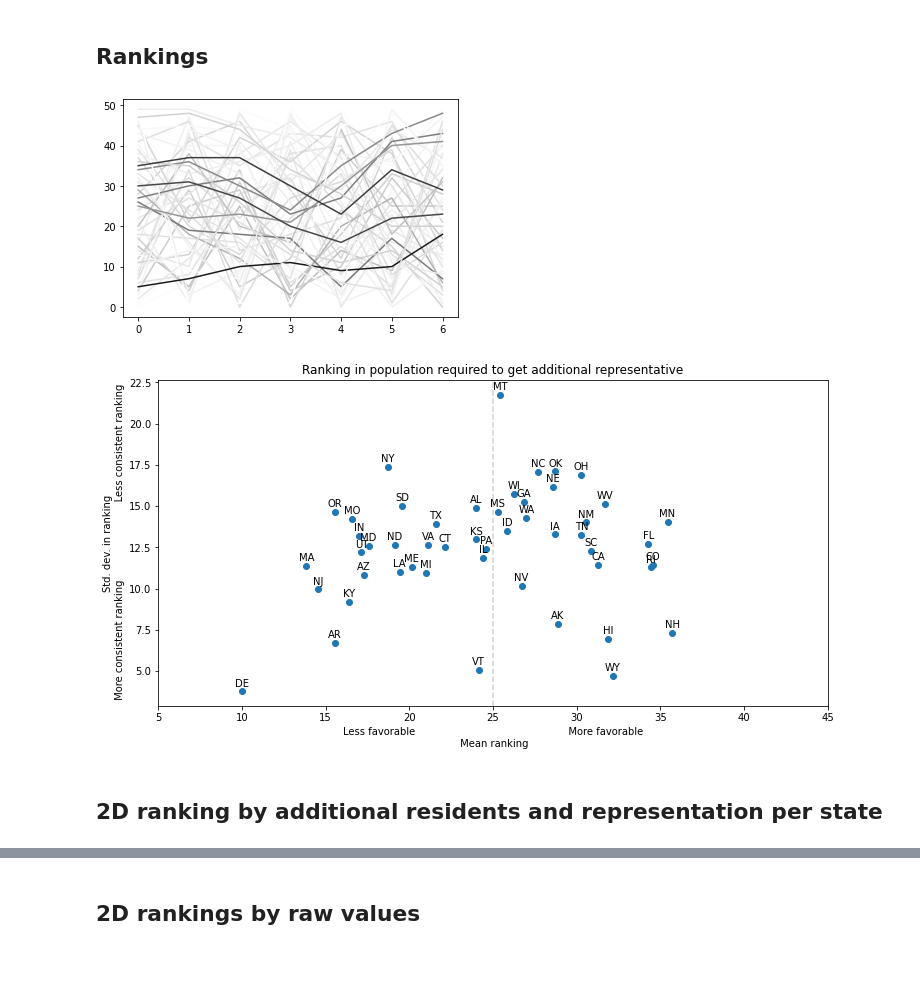
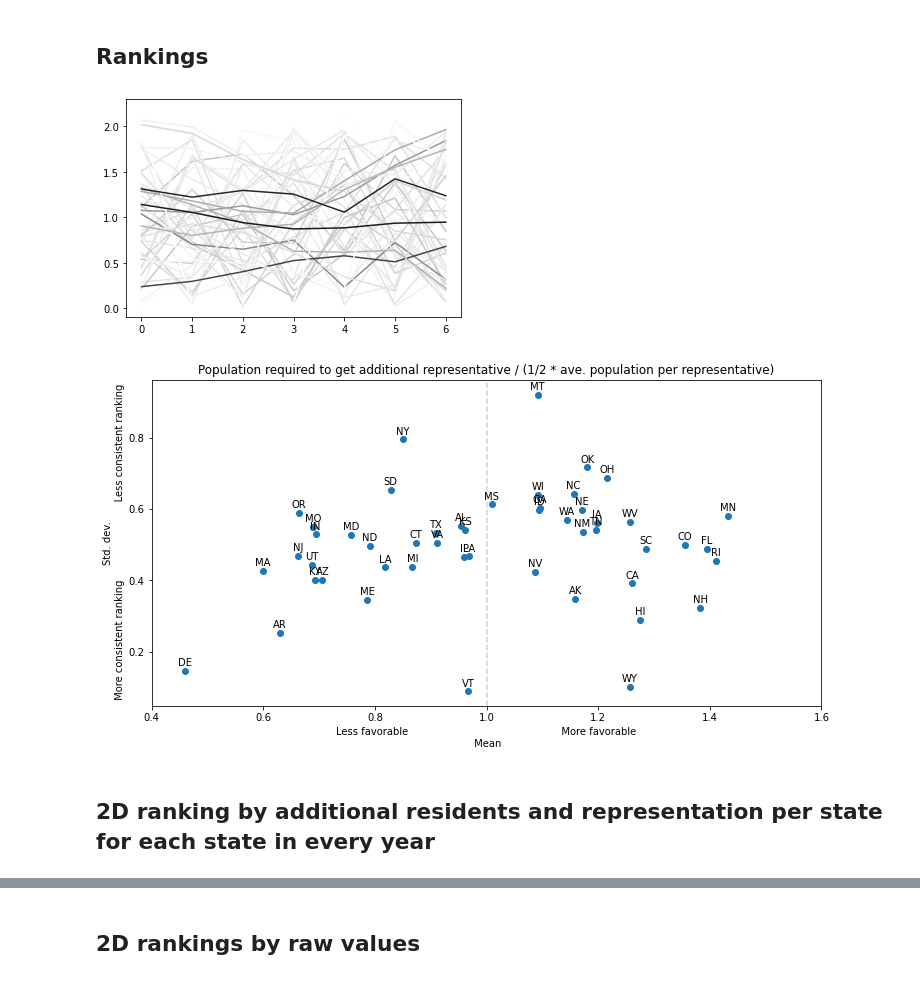
Before and after one commit to smrfeld/house-of-reps, a Jupyter notebook: notebooks/analyze.ipynb, the cells around one changed output, grey strips where cells are left out. Saved outputs shown, nothing was run; the diff lists cells and outputs as text; code cells hidden in the pictures.

```diff
--- a/notebooks/analyze.ipynb
+++ b/notebooks/analyze.ipynb
@@ -171,0 +370,7 @@ for i, txt in enumerate(labels):
+# %%
+# Sample populations
+samples = list(expon.rvs(loc_expon, scale_expon, size=50))
+samples.sort(key = lambda x: -x)
+
+plt.figure()
+plt.plot(samples,'.')
@@ -171,0 +458,10 @@ for i, txt in enumerate(labels):
+# %%
+x,y,z = [],[],[]
+for i in range(0,len(pos_cols)):
+    x += list(np.arange(0,50))
+    y += list(pos_cols[i])
+    z += 50 * [i]
+
+fig = plt.figure(figsize=(8,8))
+ax = plt.axes(projection='3d')
+ax.scatter(x,y,z,color='b')
@@ -544,47 +845,60 @@ Saved figure to: figures/one_more_less_rep_1960.png
 [figure]
 # %% [markdown]
 ## Rankings
+# %%
+def get_fair(year: Year) -> float:
+    df = pd.read_csv('analyze_data/residents_per_rep.csv')
+    df_year = df[df['year'] == int(year.value)]
+    fair = float(df_year[df_year['state'] == 'fair']['residents per rep'])
+    return fair
 # %%
-rankings = {}
-for year in Year:
-    df_year = pd.read_csv('analyze_data/one_more_rep_%s.csv' % year.value)
-    df_year = df_year.sort_values(by=['min. population change for next rep'])
+def load_fracs_one_more_rep() -> Dict[Year, Dict[St, float]]:
+    fracs = {}
+    for year in Year:
+        df_year = pd.read_csv('analyze_data/one_more_rep_%s.csv' % year.value)
 
-    rankings[year] = list(df_year['state'])
+        fair = get_fair(year) / 1e6
+
+        fracs[year] = {}
+        for st in [x for x in St if x != St.DISTRICT_OF_COLUMBIA]:
+            fracs[year][st] = float(df_year[df_year['state'] == st.name]['min. population change for next rep']) / (0.5 * fair)
+    return fracs
 # %%
+fracs = load_fracs_one_more_rep()
+
 plt_data = {}
 for st in [x for x in St if x != St.DISTRICT_OF_COLUMBIA]:
-    x = np.arange(0,len(rankings))
-    y = [ranks.index(st.name) for ranks in rankings.values()]
+    x = np.arange(0,len(fracs))
+    y = [vals[st] for vals in fracs.values()]
 
     # Color by the variance in the ranking to identify states that are consistently over/under represented
     mean = np.mean(y)
     std = np.std(y)
 
     plt_data[st] = (x,y,mean,std)
 
 std_max = max([x[3] for x in plt_data.values()])
 std_min = min([x[3] for x in plt_data.values()])
 
 plt.figure()
 for st, dat in plt_data.items():
     x, y, mean, std = dat
     col = 0.1 + 0.9 * (1 - pow(1 - (std-std_min) / (std_max - std_min),3))
     plt.plot(x, y, color=(col,col,col))
 # %% [output]
-[figure, old version]
+[figure, new version]
 # %%
 mean_dat = [x[2] for x in plt_data.values()]
 std_dat = [x[3] for x in plt_data.values()]
 labels = [x.value for x in plt_data.keys()]
 
 plt.figure(figsize=(12,6))
-plt.axvline(25,color='lightgray',linestyle='dashed')
+plt.axvline(1,color='lightgray',linestyle='dashed')
 plt.scatter(mean_dat, std_dat)
-plt.xlabel('Less favorable                                                 More favorable\n Mean ranking')
-plt.ylabel('Std. dev. in ranking\n More consistent ranking                         Less consistent ranking')
-plt.title('Ranking in population required to get additional representative')
-plt.xlim(5,45)
+plt.xlabel('Less favorable                                                 More favorable\n Mean')
+plt.ylabel('Std. dev.\n More consistent ranking                         Less consistent ranking')
+plt.title('Population required to get additional representative / (1/2 * ave. population per representative)')
+plt.xlim(0.4,1.6)
 
 for i, txt in enumerate(labels):
     xytext=(0,5)
@@ -596,6 +910,6 @@ for i, txt in enumerate(labels):
         ha='center'
         ) # horizontal alignment can be left, right or center
 # %% [output]
-[figure, old version]
+[figure, new version]
 # %% [markdown]
-## 2D ranking by additional residents and representation per state
+## 2D ranking by additional residents and representation per state for each state in every year
```
Also changed, not shown: parts of 41 cells of this notebook.
